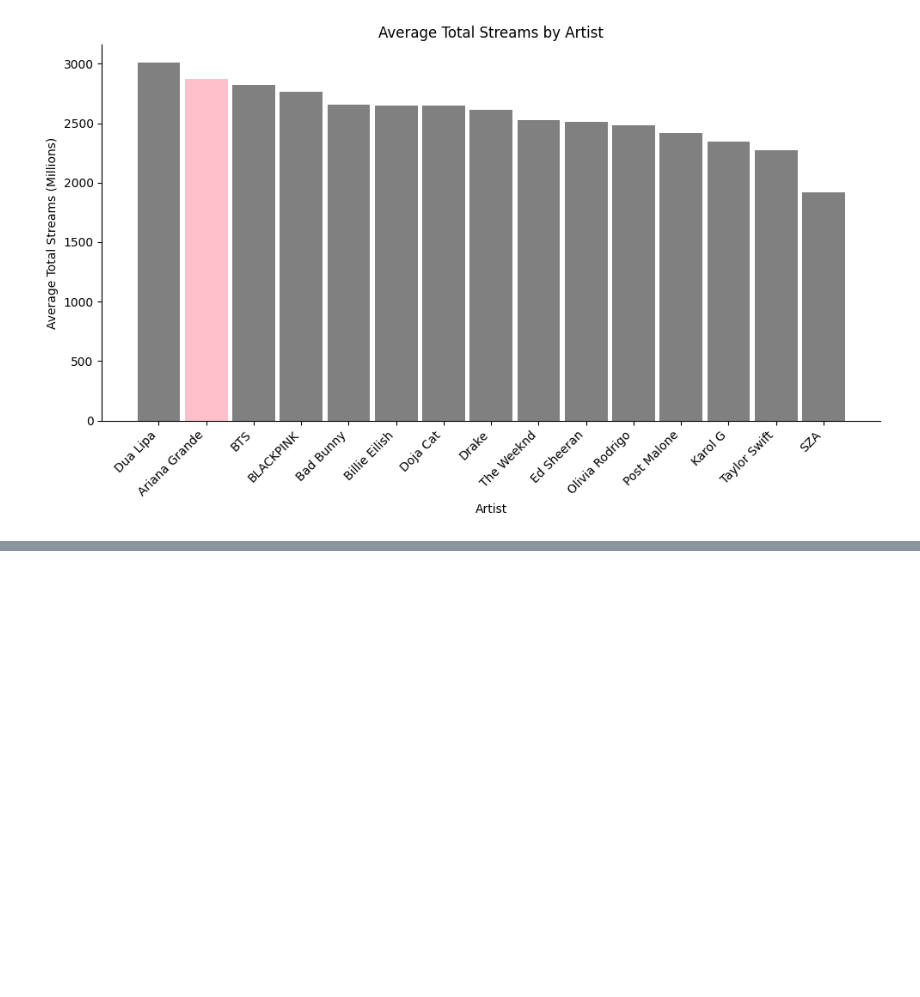
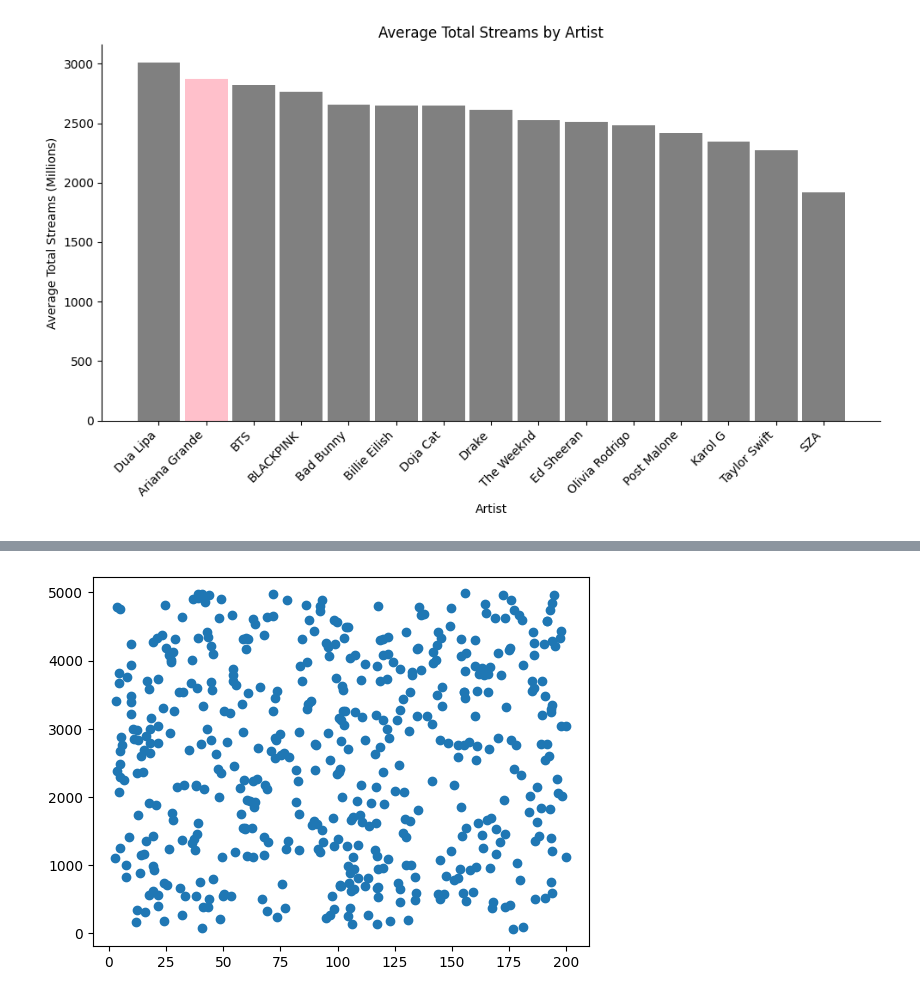
Before and after one commit to shivahari04/learning_plots_sivakami, a Jupyter notebook: notebooks/learning_plots.ipynb, the cells around one changed output, grey strips where cells are left out. Saved outputs shown, nothing was run; the diff lists cells and outputs as text; code cells hidden in the pictures; blank space fills up the shorter version.

Commit message:
Updating with Scatter plots

```diff
--- a/notebooks/learning_plots.ipynb
+++ b/notebooks/learning_plots.ipynb
@@ -126,0 +150,5 @@ plt.show()
+# %%
+plt.scatter(spotify_df["Streams Last 30 Days (Millions)"],spotify_df["Total Streams (Millions)"])
+plt.show()
+# %% [output]
+[figure, added]
```
Also changed, not shown: parts of 2 cells of this notebook.
